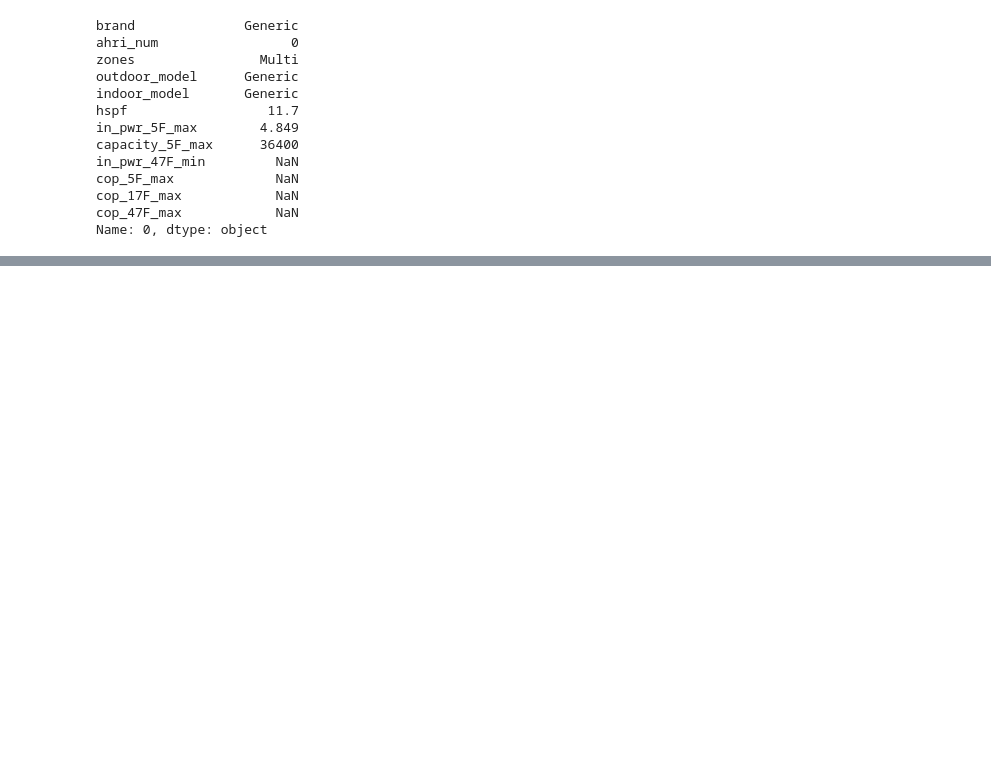
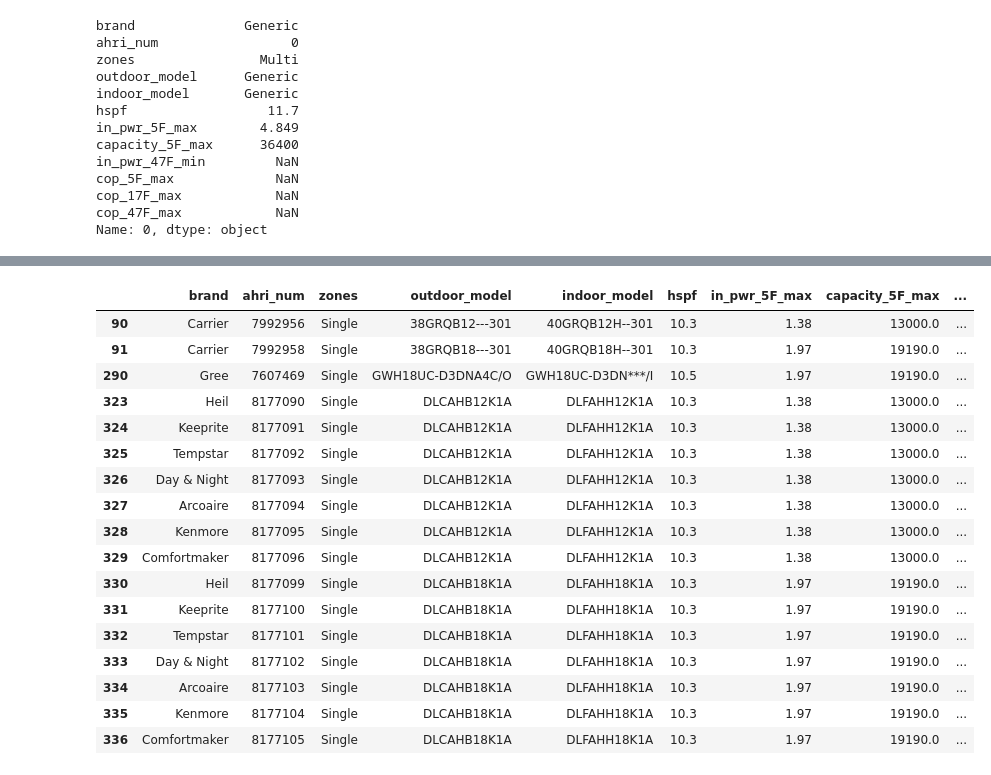
Before and after one commit to alanmitchell/heat-pump-calc, a Jupyter notebook: library_test.ipynb, the cells around one changed output, grey strips where cells are left out. Saved outputs shown, nothing was run; the diff lists cells and outputs as text; code cells hidden in the pictures; blank space fills up the shorter version.

```diff
--- a/library_test.ipynb
+++ b/library_test.ipynb
@@ -507,0 +529,21 @@ Name: 0, dtype: object
+# %%
+dfh.query('cop_5F_ratio > 0.9')
+# %% [output]
+|  | brand | ahri_num | zones | outdoor_model | indoor_model | hspf | in_pwr_5F_max | capacity_5F_max | ... |
+| 90 | Carrier | 7992956 | Single | 38GRQB12---301 | 40GRQB12H--301 | 10.3 | 1.38 | 13000.0 | ... |
+| 91 | Carrier | 7992958 | Single | 38GRQB18---301 | 40GRQB18H--301 | 10.3 | 1.97 | 19190.0 | ... |
+| 290 | Gree | 7607469 | Single | GWH18UC-D3DNA4C/O | GWH18UC-D3DN***/I | 10.5 | 1.97 | 19190.0 | ... |
+| 323 | Heil | 8177090 | Single | DLCAHB12K1A | DLFAHH12K1A | 10.3 | 1.38 | 13000.0 | ... |
+| 324 | Keeprite | 8177091 | Single | DLCAHB12K1A | DLFAHH12K1A | 10.3 | 1.38 | 13000.0 | ... |
+| 325 | Tempstar | 8177092 | Single | DLCAHB12K1A | DLFAHH12K1A | 10.3 | 1.38 | 13000.0 | ... |
+| 326 | Day & Night | 8177093 | Single | DLCAHB12K1A | DLFAHH12K1A | 10.3 | 1.38 | 13000.0 | ... |
+| 327 | Arcoaire | 8177094 | Single | DLCAHB12K1A | DLFAHH12K1A | 10.3 | 1.38 | 13000.0 | ... |
+| 328 | Kenmore | 8177095 | Single | DLCAHB12K1A | DLFAHH12K1A | 10.3 | 1.38 | 13000.0 | ... |
+| 329 | Comfortmaker | 8177096 | Single | DLCAHB12K1A | DLFAHH12K1A | 10.3 | 1.38 | 13000.0 | ... |
+| 330 | Heil | 8177099 | Single | DLCAHB18K1A | DLFAHH18K1A | 10.3 | 1.97 | 19190.0 | ... |
+| 331 | Keeprite | 8177100 | Single | DLCAHB18K1A | DLFAHH18K1A | 10.3 | 1.97 | 19190.0 | ... |
+| 332 | Tempstar | 8177101 | Single | DLCAHB18K1A | DLFAHH18K1A | 10.3 | 1.97 | 19190.0 | ... |
+| 333 | Day & Night | 8177102 | Single | DLCAHB18K1A | DLFAHH18K1A | 10.3 | 1.97 | 19190.0 | ... |
+| 334 | Arcoaire | 8177103 | Single | DLCAHB18K1A | DLFAHH18K1A | 10.3 | 1.97 | 19190.0 | ... |
+| 335 | Kenmore | 8177104 | Single | DLCAHB18K1A | DLFAHH18K1A | 10.3 | 1.97 | 19190.0 | ... |
+| 336 | Comfortmaker | 8177105 | Single | DLCAHB18K1A | DLFAHH18K1A | 10.3 | 1.97 | 19190.0 | ... |
```
Also changed, not shown: parts of 6 cells of this notebook, 2 other files.
